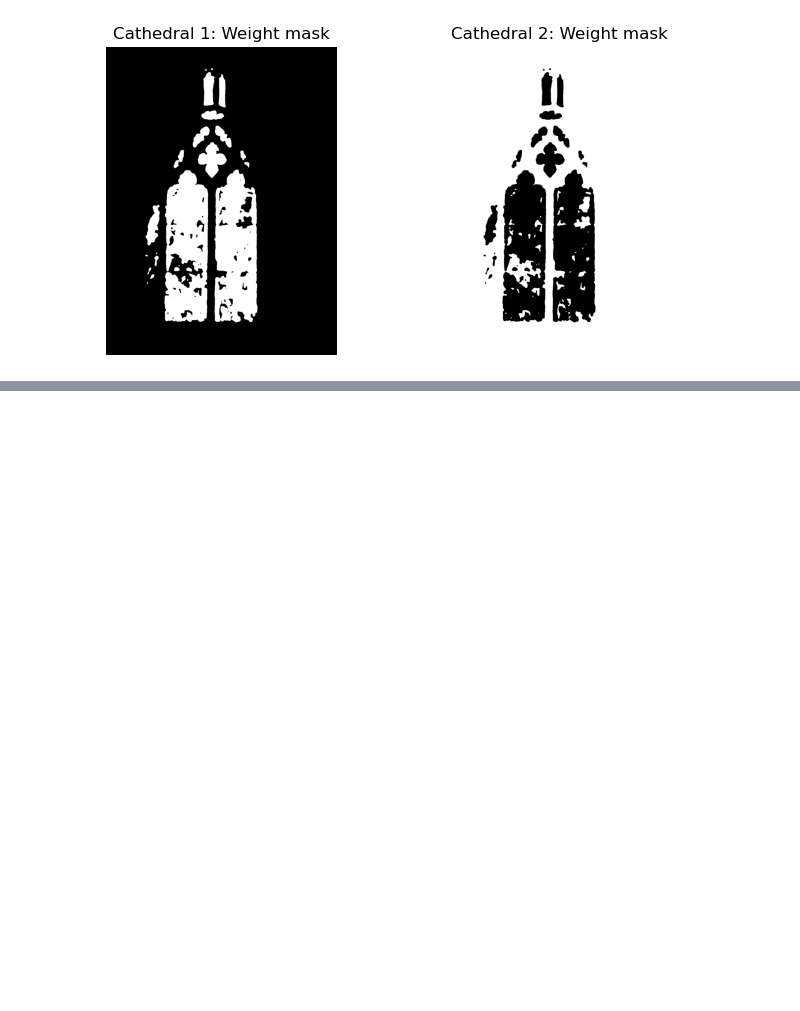
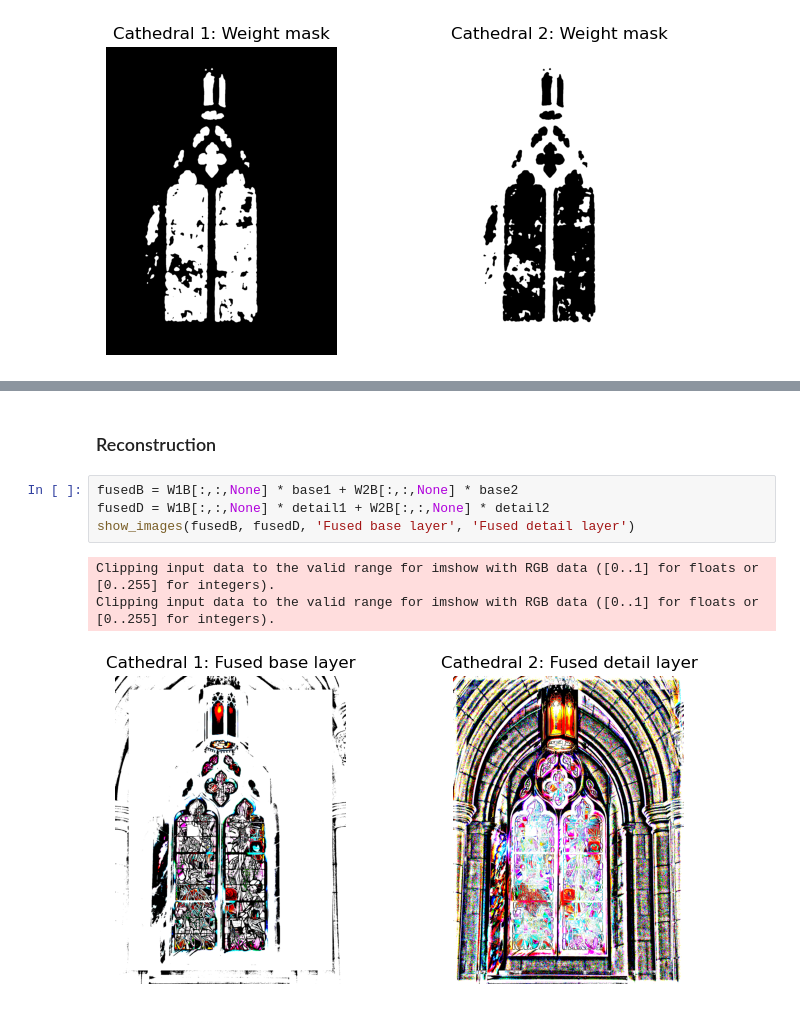
Before and after one commit to TheiloT/MVA-Image-Fusion-with-Guided-Filtering, a Jupyter notebook: image_fusion.ipynb, the cells around one changed output, grey strips where cells are left out. Cells and saved outputs as stored; diff of their text form; blank space fills up the shorter version.

```diff
--- a/image_fusion.ipynb
+++ b/image_fusion.ipynb
@@ -208,0 +258,10 @@ show_images(P1, P2, 'Weight mask', 'Weight mask', gray=True)
+# %% [markdown]
+### Reconstruction
+# %%
+fusedB = W1B[:,:,None] * base1 + W2B[:,:,None] * base2
+fusedD = W1B[:,:,None] * detail1 + W2B[:,:,None] * detail2
+show_images(fusedB, fusedD, 'Fused base layer', 'Fused detail layer')
+# %% [output]
+Clipping input data to the valid range for imshow with RGB data ([0..1] for floats or [0..255] for integers).
+Clipping input data to the valid range for imshow with RGB data ([0..1] for floats or [0..255] for integers).
+[figure, added]
```
Also changed, not shown: parts of 7 cells of this notebook.
